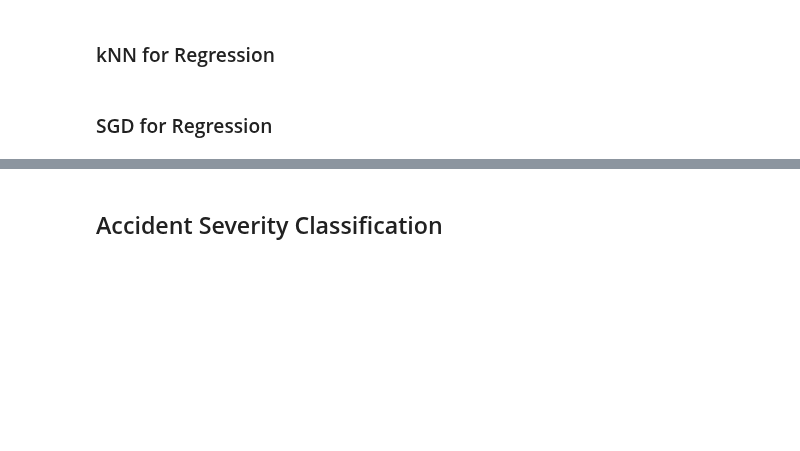
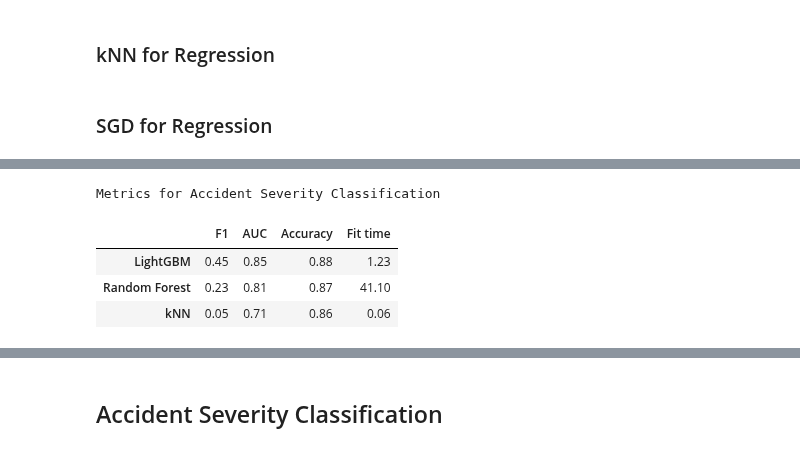
Before and after one commit to BradenAnderson/Accident_Severity_Prediction, a Jupyter notebook: HienEDIT_AndersonLamWeeda_Lab2_Draft.ipynb, the cells around one changed output, grey strips where cells are left out. Saved outputs shown, nothing was run; the diff lists cells and outputs as text; code cells hidden in the pictures; blank space fills up the shorter version.

```diff
--- a/HienEDIT_AndersonLamWeeda_Lab2_Draft.ipynb
+++ b/HienEDIT_AndersonLamWeeda_Lab2_Draft.ipynb
@@ -1824,0 +1875,15 @@ We need one plot of the winning model from each task.
+# %%
+chart = [
+    [0.45, 0.85, 0.88, 1.23],
+    [0.23, 0.81, 0.87, 41.10],
+    [0.05, 0.71, 0.86, 0.06]
+]
+compare = pd.DataFrame(chart, index = ['LightGBM', 'Random Forest', 'kNN'], columns=['F1', 'AUC', 'Accuracy', 'Fit time'])
+print('Metrics for Accident Severity Classification')
+compare
+# %% [output]
+Metrics for Accident Severity Classification
+|  | F1 | AUC | Accuracy | Fit time |
+| LightGBM | 0.45 | 0.85 | 0.88 | 1.23 |
+| Random Forest | 0.23 | 0.81 | 0.87 | 41.10 |
+| kNN | 0.05 | 0.71 | 0.86 | 0.06 |
```
Also changed, not shown: parts of 11 cells of this notebook.
